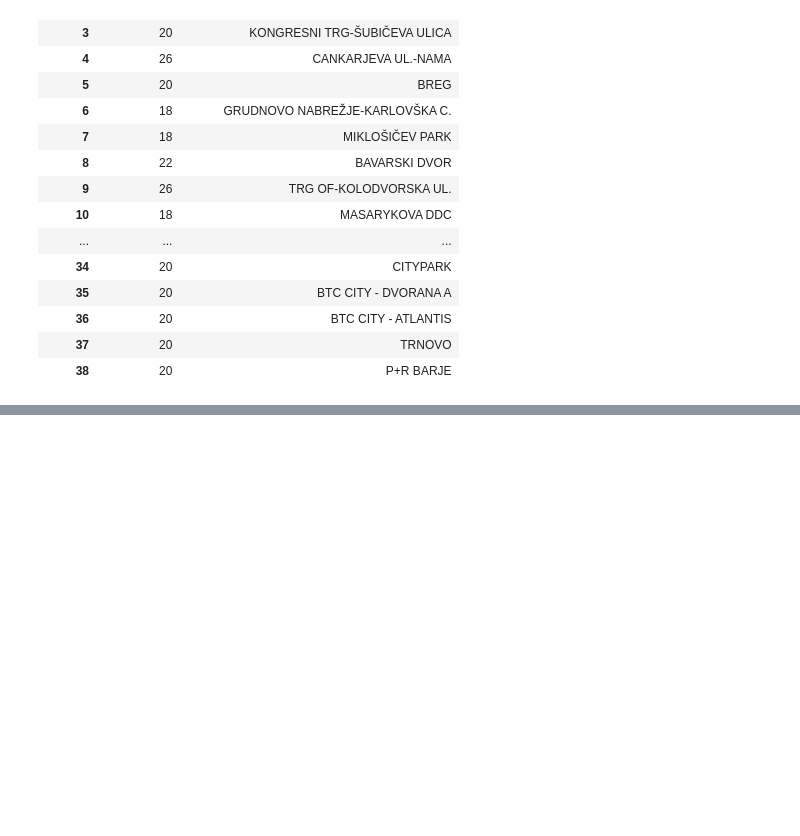
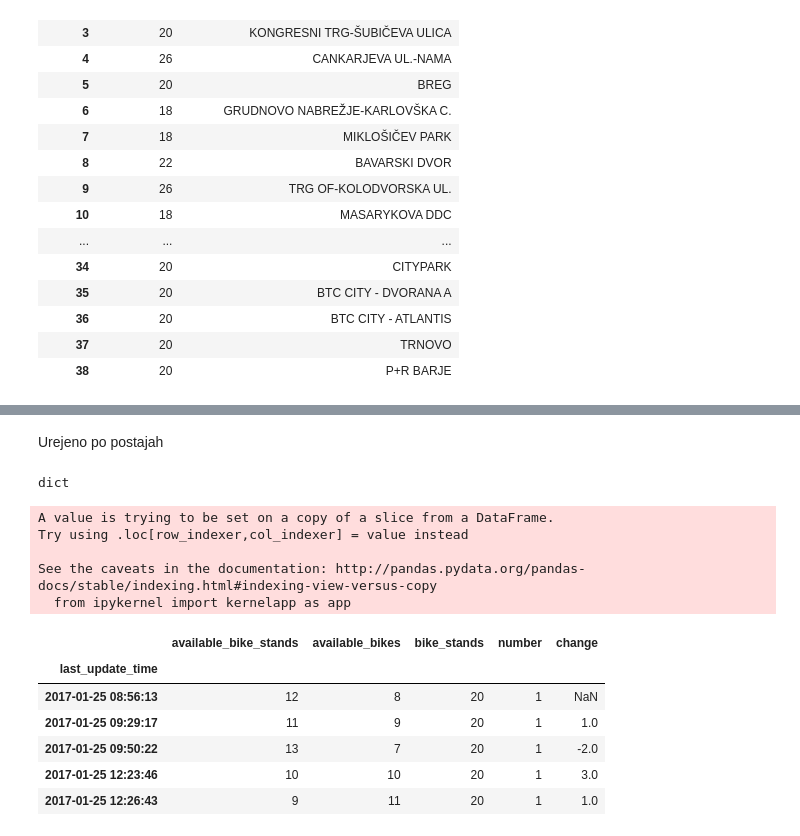
Before and after one commit to KrOstir/varia, a Jupyter notebook: bicikelj_analyze.ipynb, the cells around one changed output, grey strips where cells are left out. Saved outputs shown, nothing was run; the diff lists cells and outputs as text; code cells hidden in the pictures; blank space fills up the shorter version.

```diff
--- a/bicikelj_analyze.ipynb
+++ b/bicikelj_analyze.ipynb
@@ -167,0 +207,3 @@ station_data_full[station_data_full["number"] == 13]["available_bikes"].plot(lin
+# %%
+station_data_full = pd.read_csv(station_data_fn, index_col="last_update_time", parse_dates=True)
+station_data_full.head()
@@ -167,0 +218,25 @@ station_data_full[station_data_full["number"] == 13]["available_bikes"].plot(lin
+# %% [markdown]
+Urejeno po postajah
+# %%
+station_group_bikes = station_data_full.groupby("number")
+# %%
+type(station_group_bikes.groups)
+# %% [output]
+dict
+# %%
+data = station_group_bikes.get_group(1)
+data["change"] = data["available_bikes"].diff()
+data.head()
+# %% [output]
+A value is trying to be set on a copy of a slice from a DataFrame.
+Try using .loc[row_indexer,col_indexer] = value instead
+
+See the caveats in the documentation: http://pandas.pydata.org/pandas-docs/stable/indexing.html#indexing-view-versus-copy
+  from ipykernel import kernelapp as app
+|  | available_bike_stands | available_bikes | bike_stands | number | change |
+| last_update_time |  |  |  |  |  |
+| 2017-01-25 08:56:13 | 12 | 8 | 20 | 1 | NaN |
+| 2017-01-25 09:29:17 | 11 | 9 | 20 | 1 | 1.0 |
+| 2017-01-25 09:50:22 | 13 | 7 | 20 | 1 | -2.0 |
+| 2017-01-25 12:23:46 | 10 | 10 | 20 | 1 | 3.0 |
+| 2017-01-25 12:26:43 | 9 | 11 | 20 | 1 | 1.0 |
```
Also changed, not shown: parts of 24 cells of this notebook.
